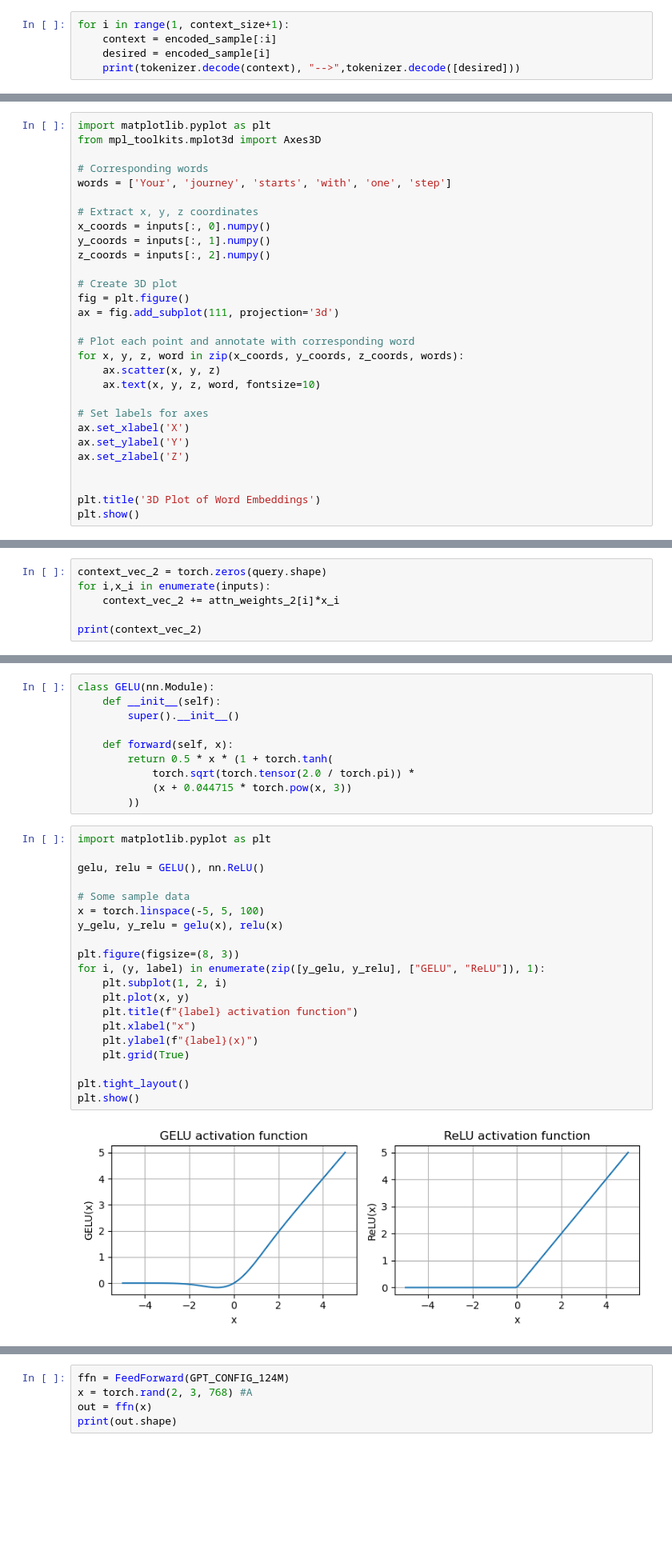
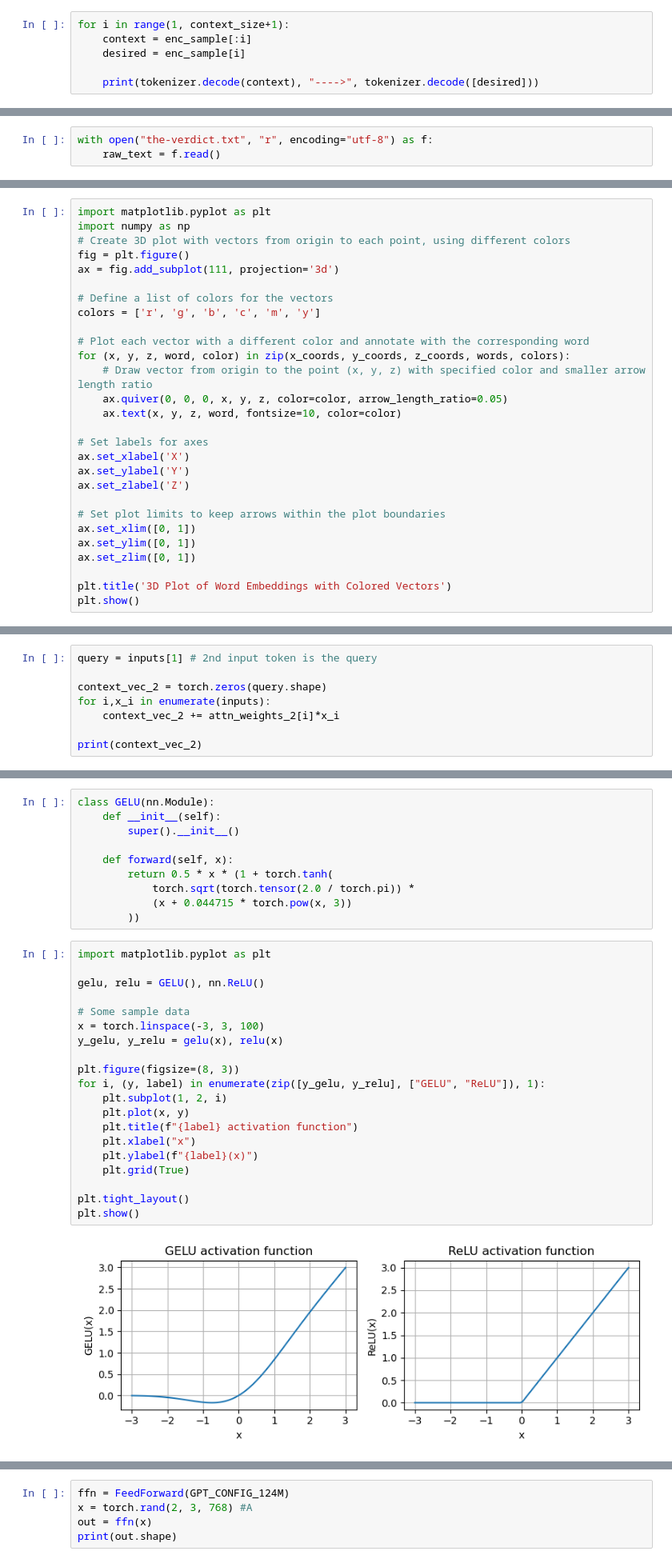
Before and after one commit to Junaeid-Shoaib/llm_from_scratch, a Jupyter notebook: LLM_Scratch.ipynb, the cells around one changed output, grey strips where cells are left out. Shown at 80% size. Drawn from its saved outputs; the diff is of its cells as text; blank space fills up the shorter version.

```diff
--- a/LLM_Scratch.ipynb
+++ b/LLM_Scratch.ipynb
@@ -202,6 +331,7 @@ y:      [4920, 2241, 287, 257]
 # %%
 for i in range(1, context_size+1):
-    context = encoded_sample[:i]
-    desired = encoded_sample[i]
-    print(tokenizer.decode(context), "-->",tokenizer.decode([desired]))
+    context = enc_sample[:i]
+    desired = enc_sample[i]
+
+    print(tokenizer.decode(context), "---->", tokenizer.decode([desired]))
 # %% [output]
@@ -256,6 +402,9 @@ def create_dataloader_v1(txt, batch_size=4, max_length=256,
     )
 
     return dataloader
+# %%
+with open("the-verdict.txt", "r", encoding="utf-8") as f:
+    raw_text = f.read()
 # %%
 import torch
 print("PyTorch version:", torch.__version__)
@@ -396,31 +547,30 @@ inputs = torch.tensor(
 )
 # %%
 import matplotlib.pyplot as plt
-from mpl_toolkits.mplot3d import Axes3D
-
-# Corresponding words
-words = ['Your', 'journey', 'starts', 'with', 'one', 'step']
-
-# Extract x, y, z coordinates
-x_coords = inputs[:, 0].numpy()
-y_coords = inputs[:, 1].numpy()
-z_coords = inputs[:, 2].numpy()
-
-# Create 3D plot
+import numpy as np
+# Create 3D plot with vectors from origin to each point, using different colors
 fig = plt.figure()
 ax = fig.add_subplot(111, projection='3d')
 
-# Plot each point and annotate with corresponding word
-for x, y, z, word in zip(x_coords, y_coords, z_coords, words):
-    ax.scatter(x, y, z)
-    ax.text(x, y, z, word, fontsize=10)
+# Define a list of colors for the vectors
+colors = ['r', 'g', 'b', 'c', 'm', 'y']
+
+# Plot each vector with a different color and annotate with the corresponding word
+for (x, y, z, word, color) in zip(x_coords, y_coords, z_coords, words, colors):
+    # Draw vector from origin to the point (x, y, z) with specified color and smaller arrow length ratio
+    ax.quiver(0, 0, 0, x, y, z, color=color, arrow_length_ratio=0.05)
+    ax.text(x, y, z, word, fontsize=10, color=color)
 
 # Set labels for axes
 ax.set_xlabel('X')
 ax.set_ylabel('Y')
 ax.set_zlabel('Z')
 
+# Set plot limits to keep arrows within the plot boundaries
+ax.set_xlim([0, 1])
+ax.set_ylim([0, 1])
+ax.set_zlim([0, 1])
 
-plt.title('3D Plot of Word Embeddings')
+plt.title('3D Plot of Word Embeddings with Colored Vectors')
 plt.show()
 # %% [output]
@@ -470,6 +621,8 @@ print("Sum:", attn_weights_2.sum())
 Attention weights: tensor([0.1385, 0.2379, 0.2333, 0.1240, 0.1082, 0.1581])
 Sum: tensor(1.)
 # %%
+query = inputs[1] # 2nd input token is the query
+
 context_vec_2 = torch.zeros(query.shape)
 for i,x_i in enumerate(inputs):
     context_vec_2 += attn_weights_2[i]*x_i
@@ -1187,22 +1556,22 @@ class GELU(nn.Module):
 # %%
 import matplotlib.pyplot as plt
 
 gelu, relu = GELU(), nn.ReLU()
 
 # Some sample data
-x = torch.linspace(-5, 5, 100)
+x = torch.linspace(-3, 3, 100)
 y_gelu, y_relu = gelu(x), relu(x)
 
 plt.figure(figsize=(8, 3))
 for i, (y, label) in enumerate(zip([y_gelu, y_relu], ["GELU", "ReLU"]), 1):
     plt.subplot(1, 2, i)
     plt.plot(x, y)
     plt.title(f"{label} activation function")
     plt.xlabel("x")
     plt.ylabel(f"{label}(x)")
     plt.grid(True)
 
 plt.tight_layout()
 plt.show()
 # %% [output]
-[figure, old version]
+[figure, new version]
```
Also changed, not shown: parts of 179 cells of this notebook, 6 other files.
